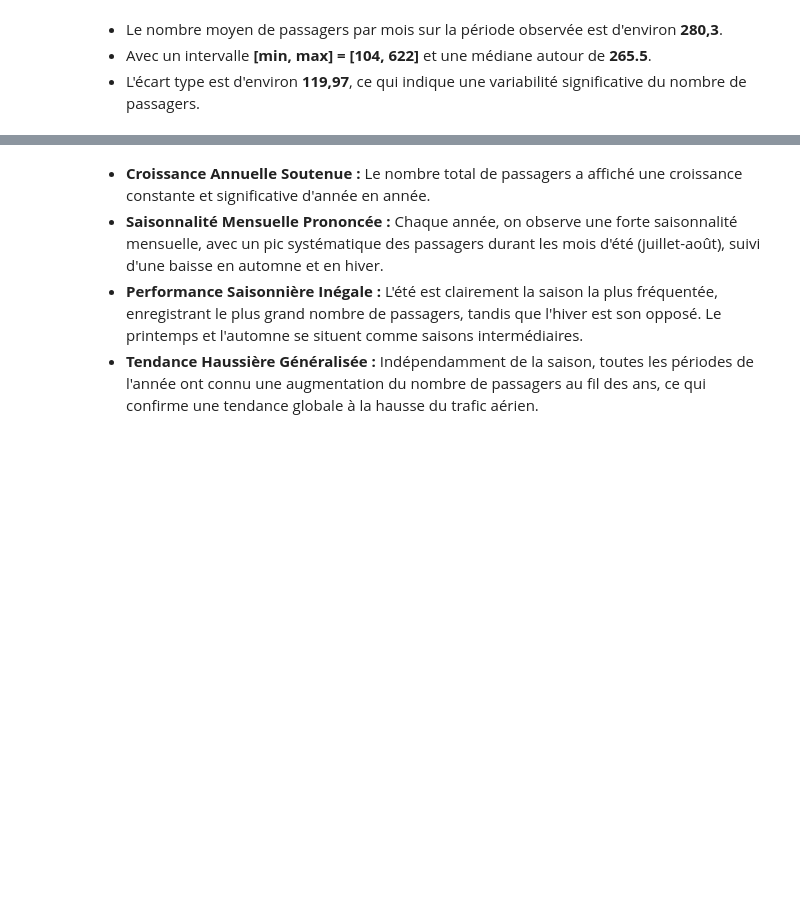
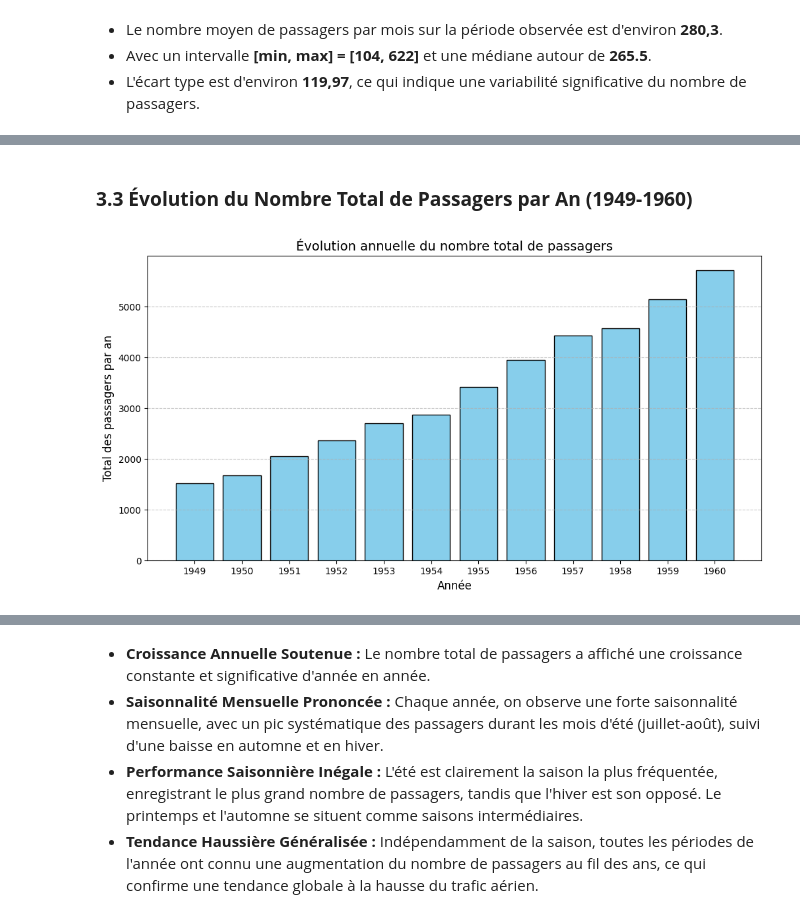
Before and after one commit to keinlarry/Airline-Passengers, a Jupyter notebook: notebook/Airline_Passengers.ipynb, the cells around one changed output, grey strips where cells are left out. Drawn from its saved outputs; the diff is of its cells as text; code cells hidden in the pictures; blank space fills up the shorter version.

```diff
--- a/notebook/Airline_Passengers.ipynb
+++ b/notebook/Airline_Passengers.ipynb
@@ -178,0 +158,20 @@ plt.show()
+# %% [markdown]
+### **3.3 Évolution du Nombre Total de Passagers par An (1949-1960)**
+# %%
+# Regroupement des données par année
+ts_annuel = ts.resample('YE').sum()
+
+# Création du graphique
+plt.figure(figsize=(12, 6))
+plt.bar(ts_annuel.index.year, ts_annuel.values, color='skyblue', edgecolor='black')
+
+# Titre et axes
+plt.title('Évolution annuelle du nombre total de passagers', fontsize=14)
+plt.xlabel('Année', fontsize=12)
+plt.ylabel('Total des passagers par an', fontsize=12)
+
+plt.xticks(ts_annuel.index.year)
+plt.grid(axis='y', linestyle='--', alpha=0.7)
+plt.show()
+# %% [output]
+[figure, added]
```
Also changed, not shown: parts of 14 cells of this notebook.
